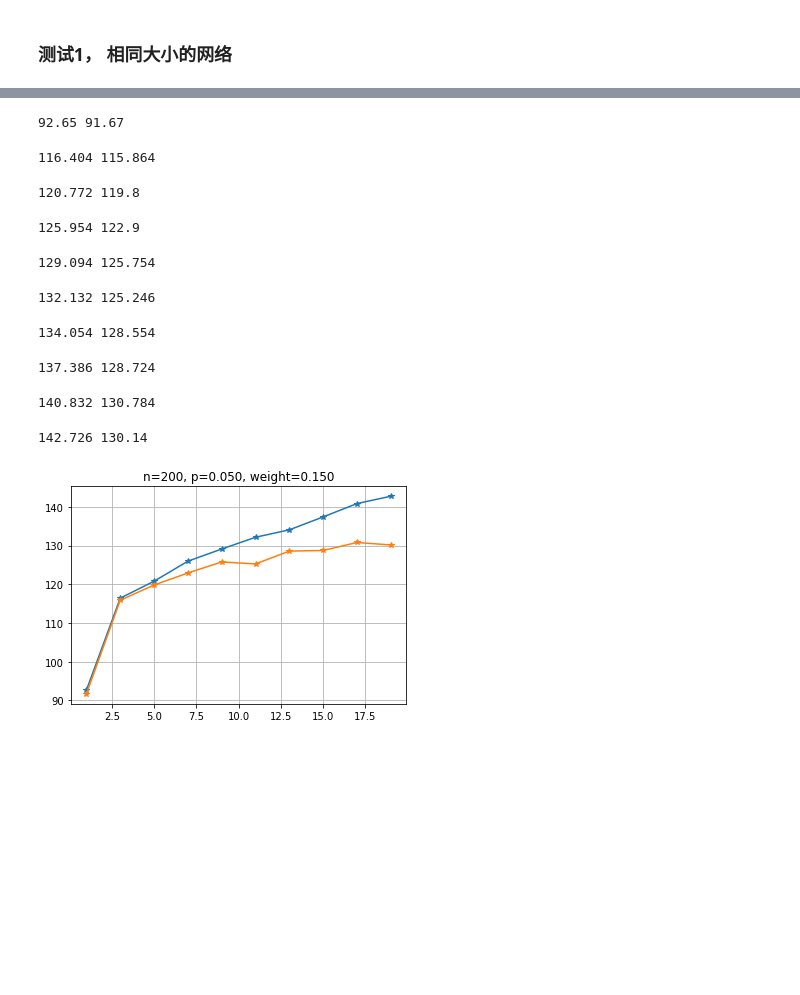
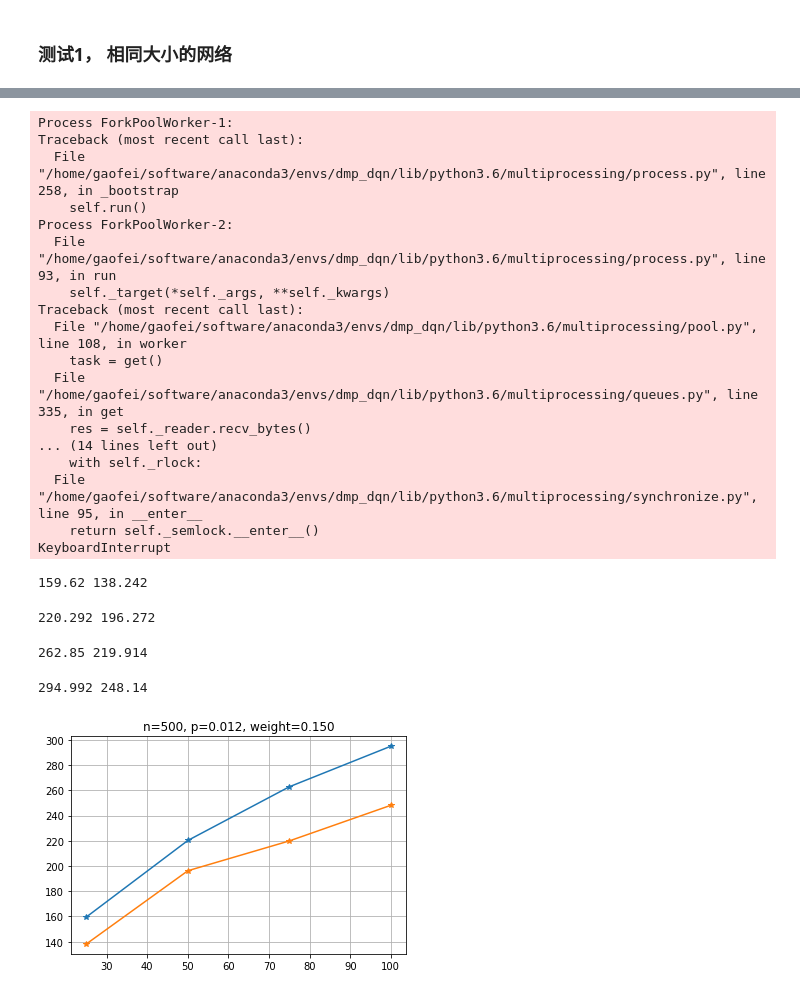
Before and after one commit to FeiGSSS/DMP_DQN, a Jupyter notebook: Verify_Learned_Q_net.ipynb, the cells around one changed output, grey strips where cells are left out. Drawn from its saved outputs; the diff is of its cells as text; code cells hidden in the pictures; blank space fills up the shorter version.

```diff
--- a/Verify_Learned_Q_net.ipynb
+++ b/Verify_Learned_Q_net.ipynb
@@ -11,7 +11,7 @@ from Env import env
 # %% [markdown]
 ## 1. 加载Agent
 # %%
-agent = Agent(T=5, cuda_id=1, test=True)
+agent = Agent(T=5, cuda_id=3, test=True)
 agent.load_Q_net("Q_net.model")
 # %% [markdown]
 ## 2.  数据生成
@@ -22,19 +22,6 @@ from torch_geometric.data import Data
 import torch
 import numpy as np
 import networkx as nx
-# %%
-# ER graph
-n = 10000
-p = np.log(n)/n
-# p = 0.01
-Env = env(graph_size=n, seed_size=n, p=p, weight=0.15)
-
-mu, edge_index, edge_w, node_tag, done = Env.reset()
-graph = Data(edge_index = torch.LongTensor(edge_index),
-             mu = torch.Tensor(mu),
-             edge_w = torch.Tensor(edge_w),
-             node_tag = torch.Tensor(node_tag),
-             num_nodes = n)
 # %% [markdown]
 ## 3. Simulation
 # %%
@@ -354,47 +340,63 @@ plt.show()
+# %%
+from multiprocessing import Pool
+pool = Pool(2)
+# %% [output]
+Process ForkPoolWorker-1:
+Traceback (most recent call last):
+  File "/home/gaofei/software/anaconda3/envs/dmp_dqn/lib/python3.6/multiprocessing/process.py", line 258, in _bootstrap
+    self.run()
+Process ForkPoolWorker-2:
+  File "/home/gaofei/software/anaconda3/envs/dmp_dqn/lib/python3.6/multiprocessing/process.py", line 93, in run
+    self._target(*self._args, **self._kwargs)
+Traceback (most recent call last):
+  File "/home/gaofei/software/anaconda3/envs/dmp_dqn/lib/python3.6/multiprocessing/pool.py", line 108, in worker
+    task = get()
+  File "/home/gaofei/software/anaconda3/envs/dmp_dqn/lib/python3.6/multiprocessing/queues.py", line 335, in get
+    res = self._reader.recv_bytes()
+... (14 lines left out)
+    with self._rlock:
+  File "/home/gaofei/software/anaconda3/envs/dmp_dqn/lib/python3.6/multiprocessing/synchronize.py", line 95, in __enter__
+    return self._semlock.__enter__()
+KeyboardInterrupt
 # %%
 # ER graph
-n = 200
-# p = np.log(n)/n
-p = 0.05
+n = 500
+p = np.log(n)/n
+# p = 0.05
 weight=0.15
 Env = env(graph_size=n, seed_size=n, p=p, weight=weight)
 
 mu, edge_index, edge_w, node_tag, done = Env.reset()
 graph = Data(edge_index = torch.LongTensor(edge_index),
              mu = torch.Tensor(mu),
              edge_w = torch.Tensor(edge_w),
              node_tag = torch.Tensor(node_tag),
              num_nodes = n)
 
+
 IMM_K = []
 Q_K = []
-K_range = range(1, 21, 2)
+K_range = [25, 50, 75, 100]
 for K in K_range:
     imm_seed, imm_spread = IMM_infer(edge_index, edge_w, K=K)
     q_seed = Q_infer(agent, Env, graph, K=K)
 
     imm_simu = simulation(edge_index, edge_w, imm_seed, mc=500)
     q_simu = simulation(edge_index, edge_w, q_seed, mc=500)
     print(imm_simu, q_simu)
 
     IMM_K.append((imm_seed, imm_simu))
     Q_K.append((q_seed, q_simu))
 
 plt.plot(K_range, [s[1] for s in IMM_K], "-*")
 plt.plot(K_range, [s[1] for s in Q_K], "-*")
 plt.grid(True)
 plt.title("n={}, p={:.3f}, weight={:.3f}".format(n,p, weight))
 plt.savefig("comparing_results/n_{}_p_{:.3f}_w_{:.3f}.pdf".format(n, p, weight))
 plt.show()
 # %% [output]
-92.65 91.67
+159.62 138.242
-116.404 115.864
+220.292 196.272
-120.772 119.8
+262.85 219.914
-125.954 122.9
+294.992 248.14
-129.094 125.754
-132.132 125.246
-134.054 128.554
-137.386 128.724
-140.832 130.784
-142.726 130.14
-[figure, old version]
+[figure, new version]
```
Also changed, not shown: parts of 7 cells of this notebook, 2 other files.
